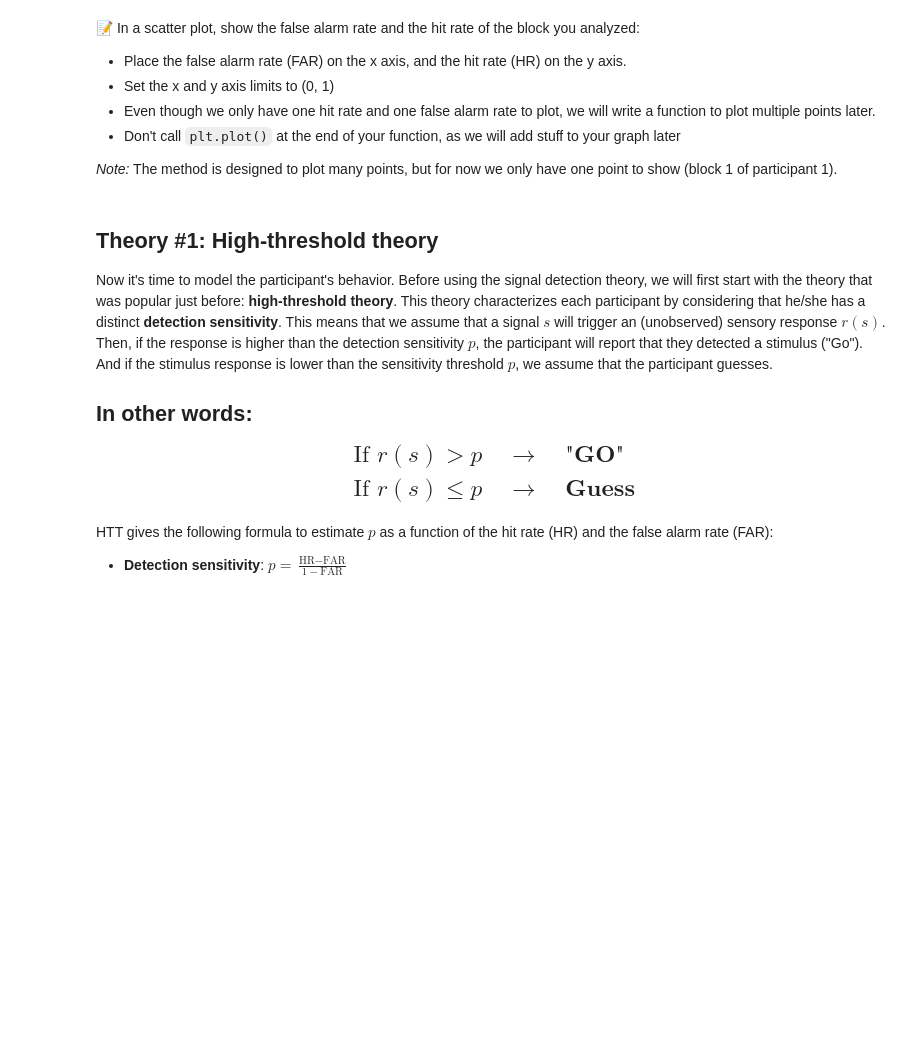
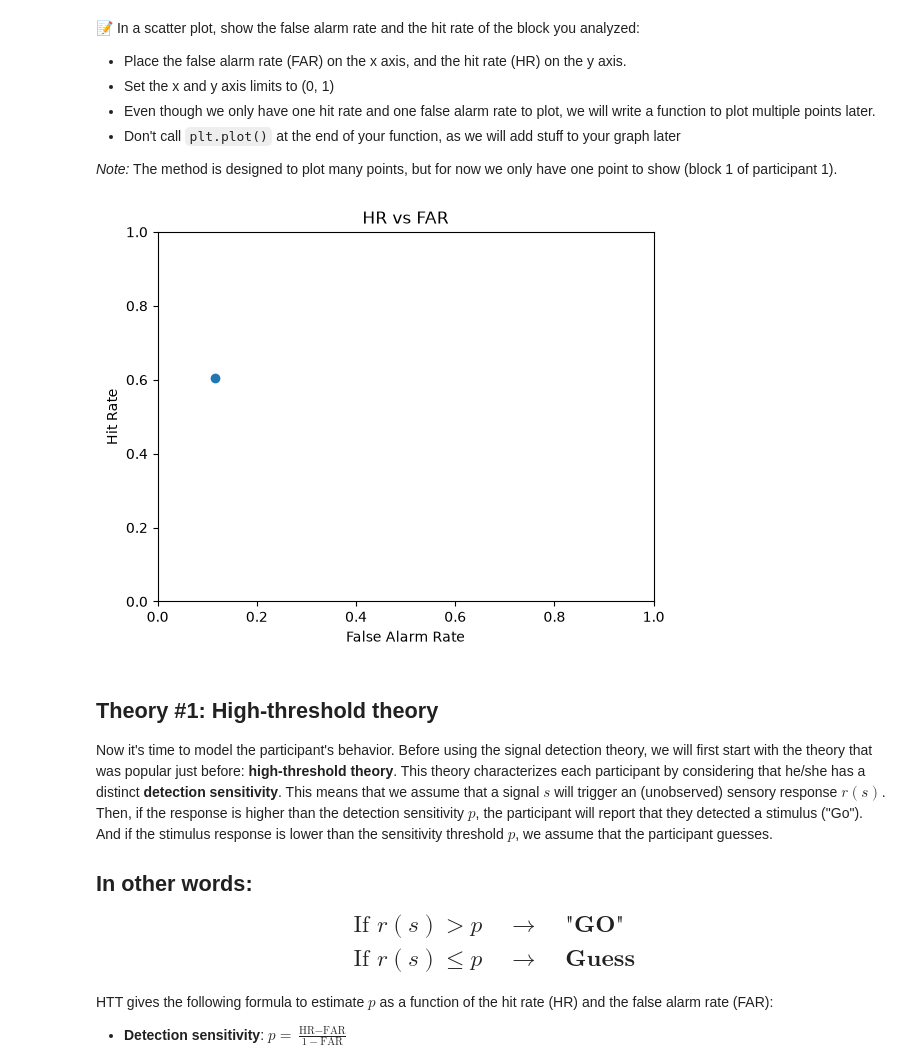
Before and after one commit to easiryne/cognitive-modeling-lab, a Jupyter notebook: TD_3/td3_notebook.ipynb, the cells around one changed output. Drawn from its saved outputs; the diff is of its cells as text; code cells hidden in the pictures; blank space fills up the shorter version.

```diff
--- a/TD_3/td3_notebook.ipynb
+++ b/TD_3/td3_notebook.ipynb
@@ -164,13 +164,19 @@ _Note:_ The method is designed to plot many points, but for now we only have one
 # %%
 def plot_hr_far(hit_rates: list, fa_rates: list):
     # Your code here
-    ...
-
+    plt.scatter(fa_rates, hit_rates)
+    plt.xlabel('False Alarm Rate')
+    plt.ylabel('Hit Rate')
+    plt.title('HR vs FAR')
+    plt.xlim(0, 1)
+    plt.ylim(0, 1)
     # Don't call plt.show()
 
 
 # Here we place the HR and FAR of the first block in lists and call the plotting function
 plot_hr_far([hit_rate], [fa_rate])
+# %% [output]
+[figure, added]
 # %% [markdown]
 ## Theory #1: High-threshold theory
 Now it's time to model the participant's behavior.
```
Also changed, not shown: parts of 12 cells of this notebook.
